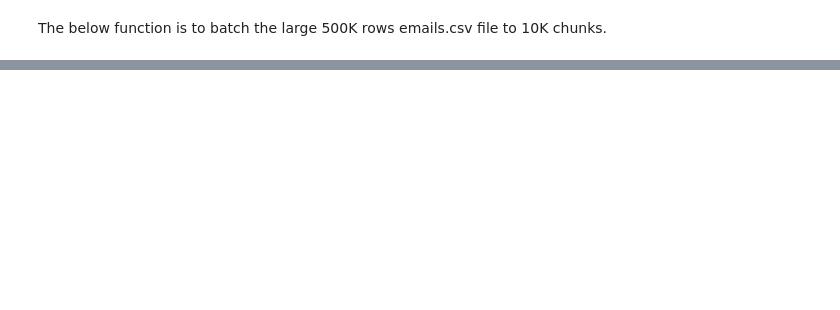
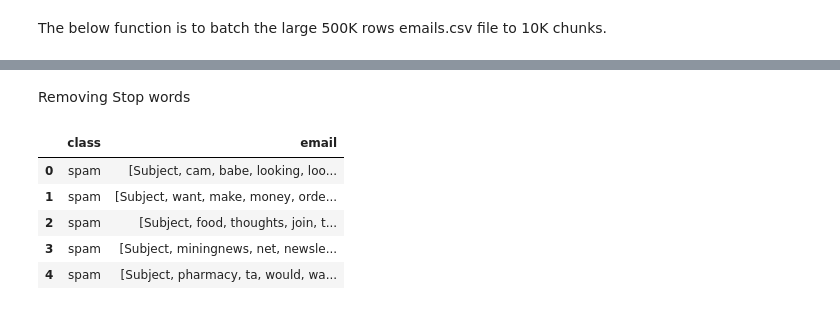
Before and after one commit to SurejSajeev/ML_Projects, a Jupyter notebook: spam_email_classifier/spam_or_ham.ipynb, the cells around one changed output, grey strips where cells are left out. Saved outputs shown, nothing was run; the diff lists cells and outputs as text; code cells hidden in the pictures; blank space fills up the shorter version.

```diff
--- a/spam_email_classifier/spam_or_ham.ipynb
+++ b/spam_email_classifier/spam_or_ham.ipynb
@@ -42,0 +147,18 @@ sample_email_df['message'][0]
+# %% [markdown]
+Removing Stop words
+# %%
+stopwords = nltk.corpus.stopwords.words("english")
+
+def remove_stopwords(token):
+    text = [word for word in token if word not in stopwords]# to remove all stopwords
+    return text
+
+email_df["email"] = email_df["email"].apply(lambda x: remove_stopwords(x))
+email_df.head()
+# %% [output]
+|  | class | email |
+| 0 | spam | [Subject, cam, babe, looking, loo... |
+| 1 | spam | [Subject, want, make, money, orde... |
+| 2 | spam | [Subject, food, thoughts, join, t... |
+| 3 | spam | [Subject, miningnews, net, newsle... |
+| 4 | spam | [Subject, pharmacy, ta, would, wa... |
```
Also changed, not shown: parts of 18 cells of this notebook.
